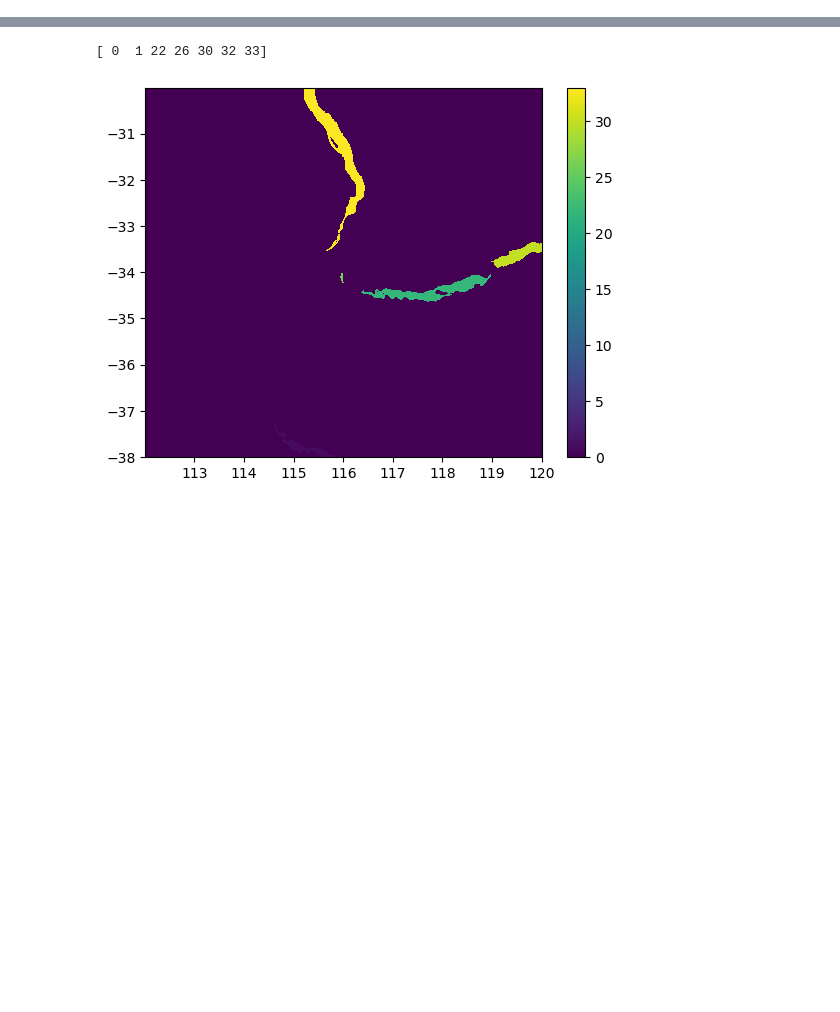
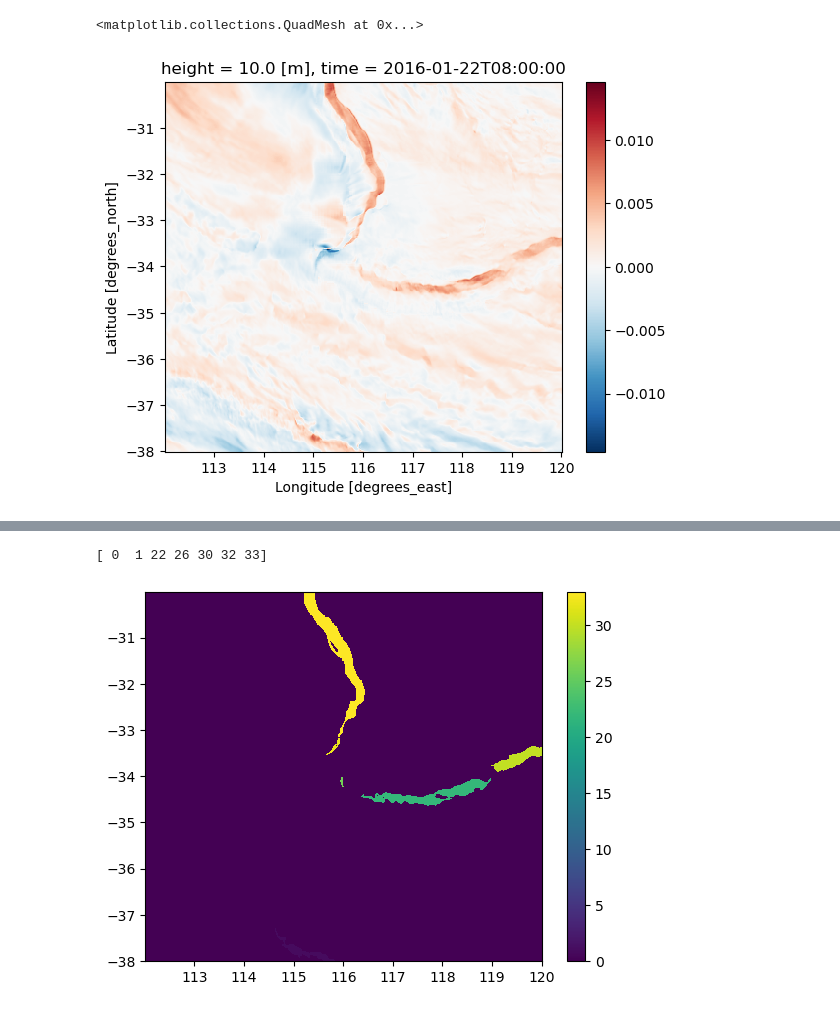
Before and after one commit to andrewbrown31/sea_breeze, a Jupyter notebook: test_notebooks/aus2200_prelim.ipynb, the cells around one changed output, grey strips where cells are left out. Saved outputs shown, nothing was run; the diff lists cells and outputs as text; code cells hidden in the pictures; blank space fills up the shorter version.

```diff
--- a/test_notebooks/aus2200_prelim.ipynb
+++ b/test_notebooks/aus2200_prelim.ipynb
@@ -59,7 +42,23 @@ v_lat_slice=slice(lat_slice.start,lat_slice.stop+dx)
 # %%
 #Load AUS2200 sfc level data, and static fields (lsm, coastline angles)
-orog, lsm = load_aus2200_static("mjo-elnino",lon_slice,lat_slice)
-aus2200_vas = round_times(load_aus2200_variable(["vas"],t1,t2,"mjo-elnino",lon_slice,v_lat_slice,"10min",chunks="auto")[0], "10min")
-aus2200_uas = round_times(load_aus2200_variable(["uas"],t1,t2,"mjo-elnino",u_lon_slice,lat_slice,"10min",chunks="auto")[0], "10min")
-aus2200_hus = round_times(load_aus2200_variable(["hus"],t1,t2,"mjo-elnino",lon_slice,lat_slice,"10min",chunks="auto")[0], "10min")
-angle_ds = load_angle_ds("/g/data/gb02/ab4502/coastline_data/aus2200_v3.nc",lat_slice,lon_slice)
+# orog, lsm = load_aus2200_static("mjo-elnino",lon_slice,lat_slice)
+# aus2200_vas = round_times(load_aus2200_variable(["vas"],t1,t2,"mjo-elnino",lon_slice,v_lat_slice,"10min",chunks="auto")[0], "10min")
+# aus2200_uas = round_times(load_aus2200_variable(["uas"],t1,t2,"mjo-elnino",u_lon_slice,lat_slice,"10min",chunks="auto")[0], "10min")
+# aus2200_hus = round_times(load_aus2200_variable(["hus"],t1,t2,"mjo-elnino",lon_slice,lat_slice,"10min",chunks="auto")[0], "10min")
+# angle_ds = load_angle_ds("/g/data/gb02/ab4502/coastline_data/aus2200_v3.nc",lat_slice,lon_slice)
+
+orog, lsm = sea_breeze.load_model_data.load_aus2200_static("mjo-elnino",lon_slice,lat_slice)
+aus2200_vas = sea_breeze.load_model_data.round_times(
+    sea_breeze.load_model_data.load_aus2200_variable(
+        "vas",t1,t2,"mjo-elnino",lon_slice,lat_slice,"10min",chunks="auto",staggered="lat"), "10min")
+
+aus2200_uas = sea_breeze.load_model_data.round_times(
+    sea_breeze.load_model_data.load_aus2200_variable(
+        "uas",t1,t2,"mjo-elnino",lon_slice,lat_slice,"10min",chunks="auto",staggered="lon"), "10min")
+
+aus2200_hus = sea_breeze.load_model_data.round_times(
+    sea_breeze.load_model_data.load_aus2200_variable(
+        "hus",t1,t2,"mjo-elnino",lon_slice,lat_slice,"10min",chunks="auto"), "10min")
+
+angle_ds = sea_breeze.load_model_data.get_coastline_angle_kernel(
+    lsm,compute=False,lat_slice=lat_slice,lon_slice=lon_slice,path_to_load="/g/data/gb02/ab4502/coastline_data/aus2200_v3.nc")
@@ -89,7 +87,7 @@ aus2200_uas = aus2200_uas.chunk({"time":dt_time_chunk,"lat":dt_latlon_chunk,"lon
 aus2200_vas = aus2200_vas.chunk({"time":dt_time_chunk,"lat":dt_latlon_chunk,"lon":dt_latlon_chunk})
 # %%
 #Calculate rate of change in moisture flux
-F_dqu = moisture_flux_gradient(
+F_dqu = sea_breeze.sea_breeze_funcs.moisture_flux_gradient(
     aus2200_hus,
     aus2200_uas,
     aus2200_vas,
@@ -115,6 +113,11 @@ F_dqu = moisture_flux_gradient(
 # plt.legend(loc="upper center")
 # plt.gca().grid(ls=":")
 # plt.title("Perth airport")
+# %%
+F_dqu.sel(time="2016-01-22 08:00").plot()#.hist(bins=100);
+# %% [output]
+<matplotlib.collections.QuadMesh at 0x...>
+[figure, added]
 # %%
 ax=plt.axes(projection=ccrs.PlateCarree())
 (F_dqu.sel(time="2016-01-22 08:00") >= 0.003 ).plot()
```
Also changed, not shown: parts of 7 cells of this notebook, 9 other files.
